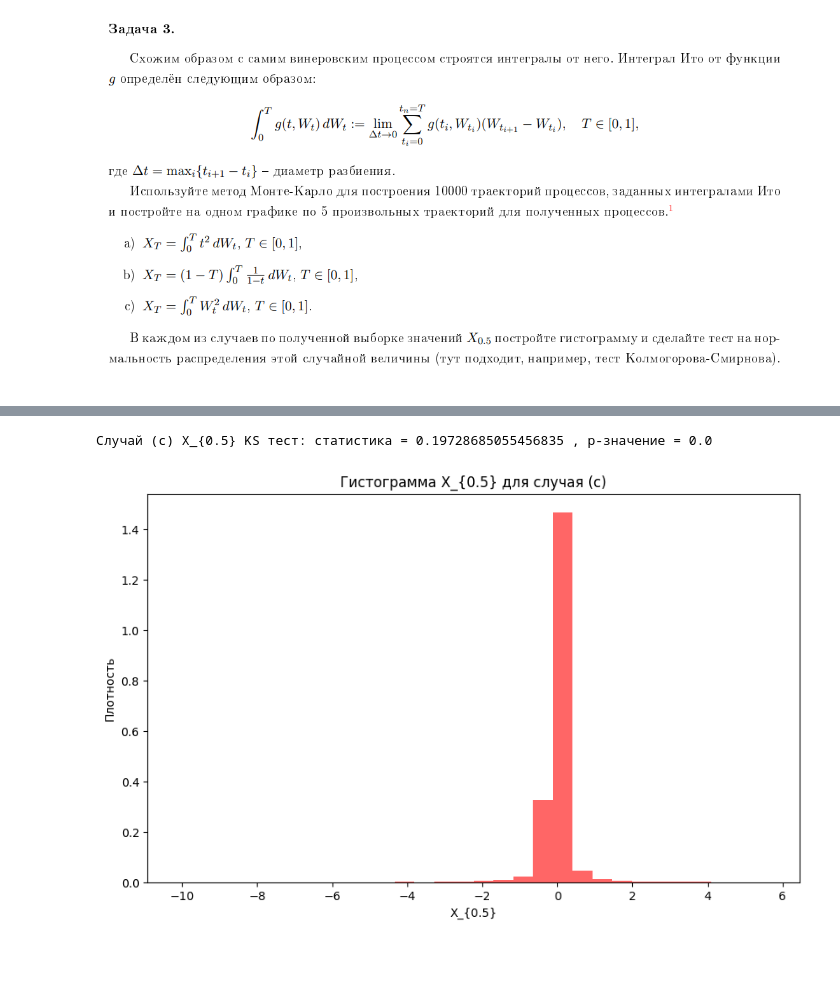
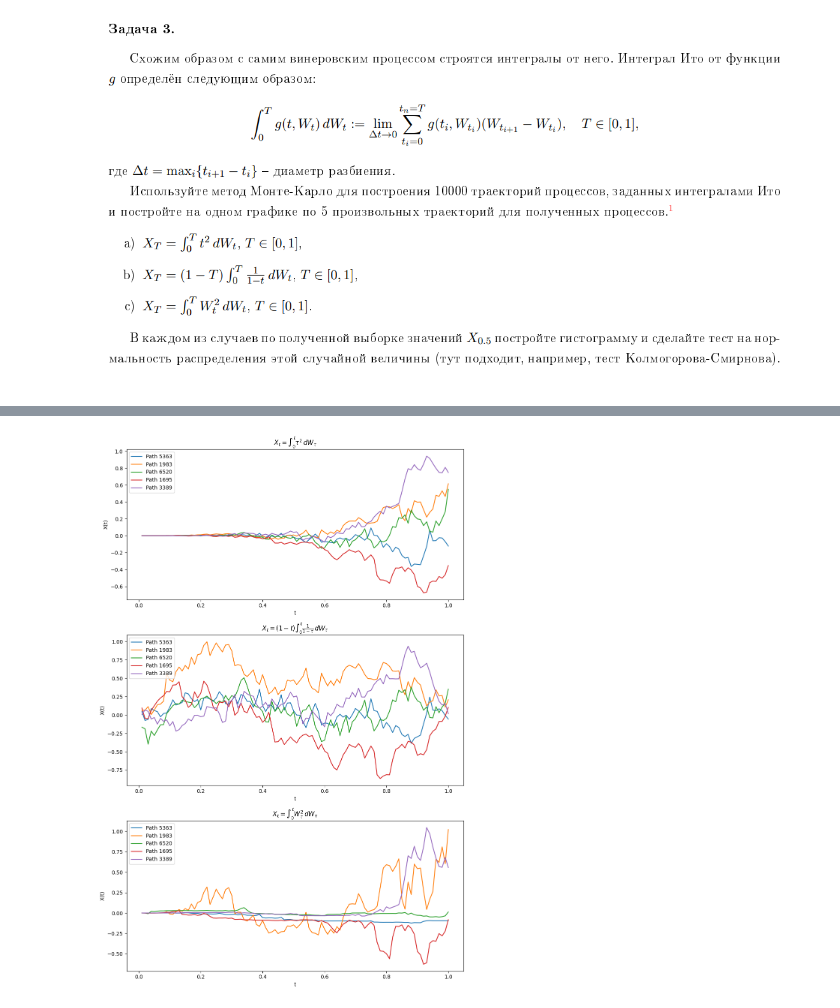
Before and after one commit to AdelyaSabirova/HW_SP, a Jupyter notebook: случайные процессы дз 2.ipynb, the cells around one changed output, grey strips where cells are left out. Cells and saved outputs as stored; diff of their text form; code cells hidden in the pictures; blank space fills up the shorter version.

```diff
--- a/случайные процессы дз 2.ipynb
+++ b/случайные процессы дз 2.ipynb
@@ -471,20 +375,47 @@ plt.show()
-# %%
-
-# Случай (c) при T=0.5
-X_c_half = np.zeros(M)
-for i in range(1, half_time_index+1):
-    X_c_half += W[:, i-1]**2 * (W[:, i] - W[:, i-1])
-
-plt.figure(figsize=(10, 6))
-plt.hist(X_c_half, bins=30, density=True, alpha=0.6, color='r')
-plt.title("Гистограмма X_{0.5} для случая (c)")
-plt.xlabel("X_{0.5}")
-plt.ylabel("Плотность")
-
-# Колмогоров-Смирнов тест на нормальность
-ks_stat_c, p_value_c = kstest(X_c_half, 'norm', args=(np.mean(X_c_half), np.std(X_c_half)))
-print("Случай (c) X_{0.5} KS тест: статистика =", ks_stat_c, ", p-значение =", p_value_c)
-plt.show()
-# %% [output]
-Случай (c) X_{0.5} KS тест: статистика = 0.19728685055456835 , p-значение = 0.0
-[figure, removed]
+# %%
+# Параметры
+num_paths = 10000    # Количество траекторий для метода Монте-Карло
+num_steps = 100      # Количество временных шагов
+T = 1.0              # Конечное время
+dt = T / num_steps   # Шаг по времени
+dW = np.sqrt(dt) * np.random.randn(num_paths, num_steps)  # Инкременты винеровского процесса
+W = np.cumsum(dW, axis=1)  # Накопленная сумма для получения W(t) на каждом шаге
+W = np.hstack((np.zeros((num_paths, 1)), W))  # Добавляем W(0) = 0 в начало
+# Создание временной сетки
+t = np.linspace(0, T, num_steps + 1)
+# %%
+# Функция для аппроксимации интеграла Ито как кумулятивного процесса
+def ito_integral_process(f, W):
+    # Вычисляем интеграл Ито для каждой траектории, возвращая кумулятивную сумму
+    integrands = f(t[:-1], W[:, :-1]) * (W[:, 1:] - W[:, :-1])  # Подынтегральная функция * инкременты W
+    return np.cumsum(integrands, axis=1)  # Кумулятивная сумма для получения значений интеграла на каждом шаге
+
+# (a) Вычисляем X_t = ∫_0^t τ^2 dW_τ как процесс
+Xt_a_process = ito_integral_process(lambda t, W: t**2, W)
+
+# (b) Вычисляем X_t = (1 - t) ∫_0^t 1/(1 - τ) dW_τ как процесс
+Xt_b_process = (1 - t[:-1]) * ito_integral_process(lambda t, W: 1 / (1 - t), W)
+
+# (c) Вычисляем X_t = ∫_0^t W_τ^2 dW_τ как процесс
+Xt_c_process = ito_integral_process(lambda t, W: W**2, W)
+# %%
+# Построение графиков траекторий для каждого процесса
+fig, axs = plt.subplots(3, 1, figsize=(10, 15))
+sample_paths = np.random.choice(num_paths, 5, replace=False)  # Выбираем 5 случайных траекторий
+
+# Для каждой формулы (a), (b), и (c) отображаем 5 траекторий процесса X_t
+for idx, Xt_process, title in zip(range(3), [Xt_a_process, Xt_b_process, Xt_c_process],
+                                  ["$X_t = \\int_0^t \\tau^2 \\, dW_\\tau$",
+                                   "$X_t = (1 - t) \\int_0^t \\frac{1}{1 - \\tau} \\, dW_\\tau$",
+                                   "$X_t = \\int_0^t W_\\tau^2 \\, dW_\\tau$"]):
+    for path in sample_paths:
+        axs[idx].plot(t[1:], Xt_process[path], label=f"Path {path}")  # Строим траекторию
+    axs[idx].set_title(title)
+    axs[idx].set_xlabel("t")
+    axs[idx].set_ylabel("X(t)")
+    axs[idx].legend()
+
+plt.tight_layout()
+plt.show()
+# %% [output]
+[figure, added]
```
Also changed, not shown: parts of 12 cells of this notebook.
